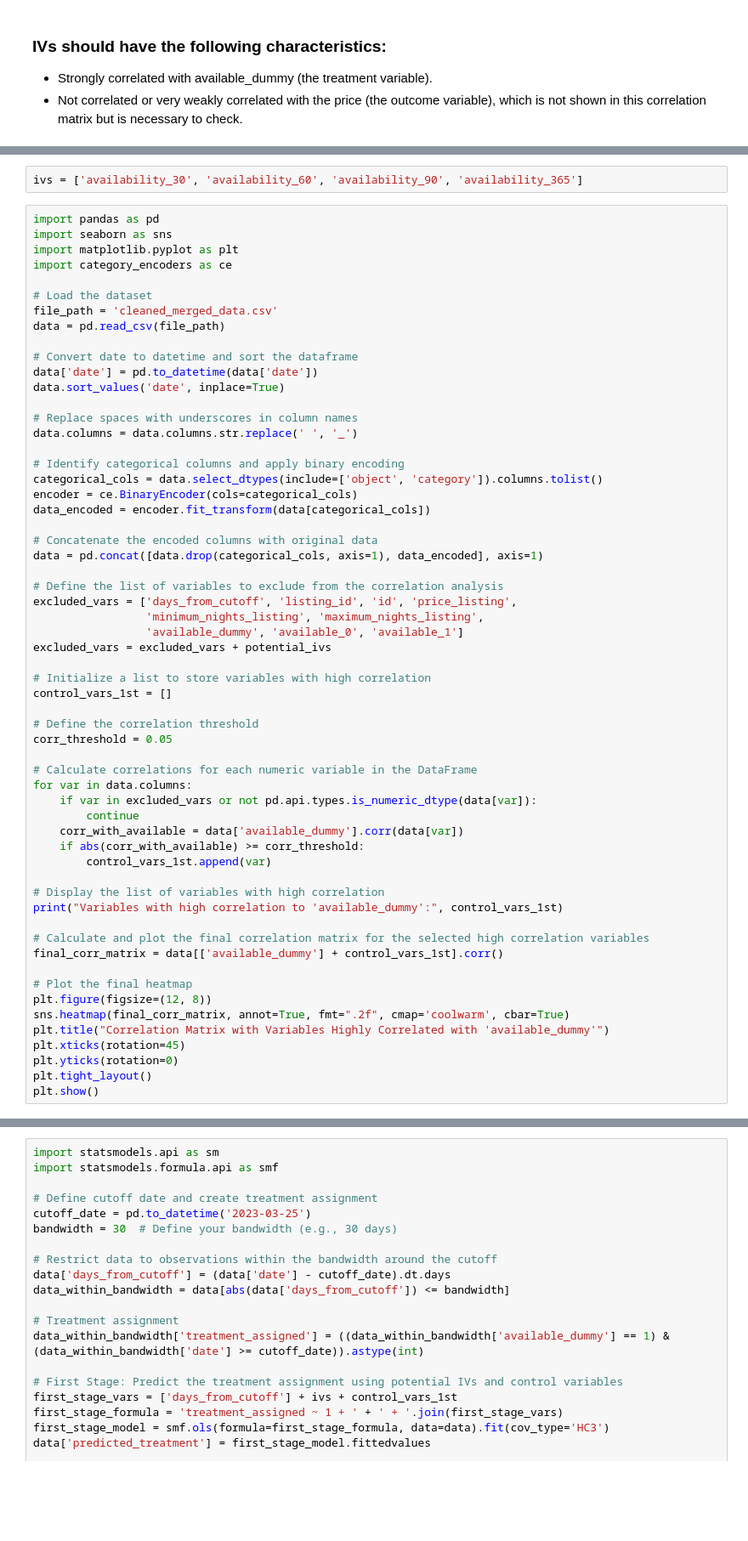
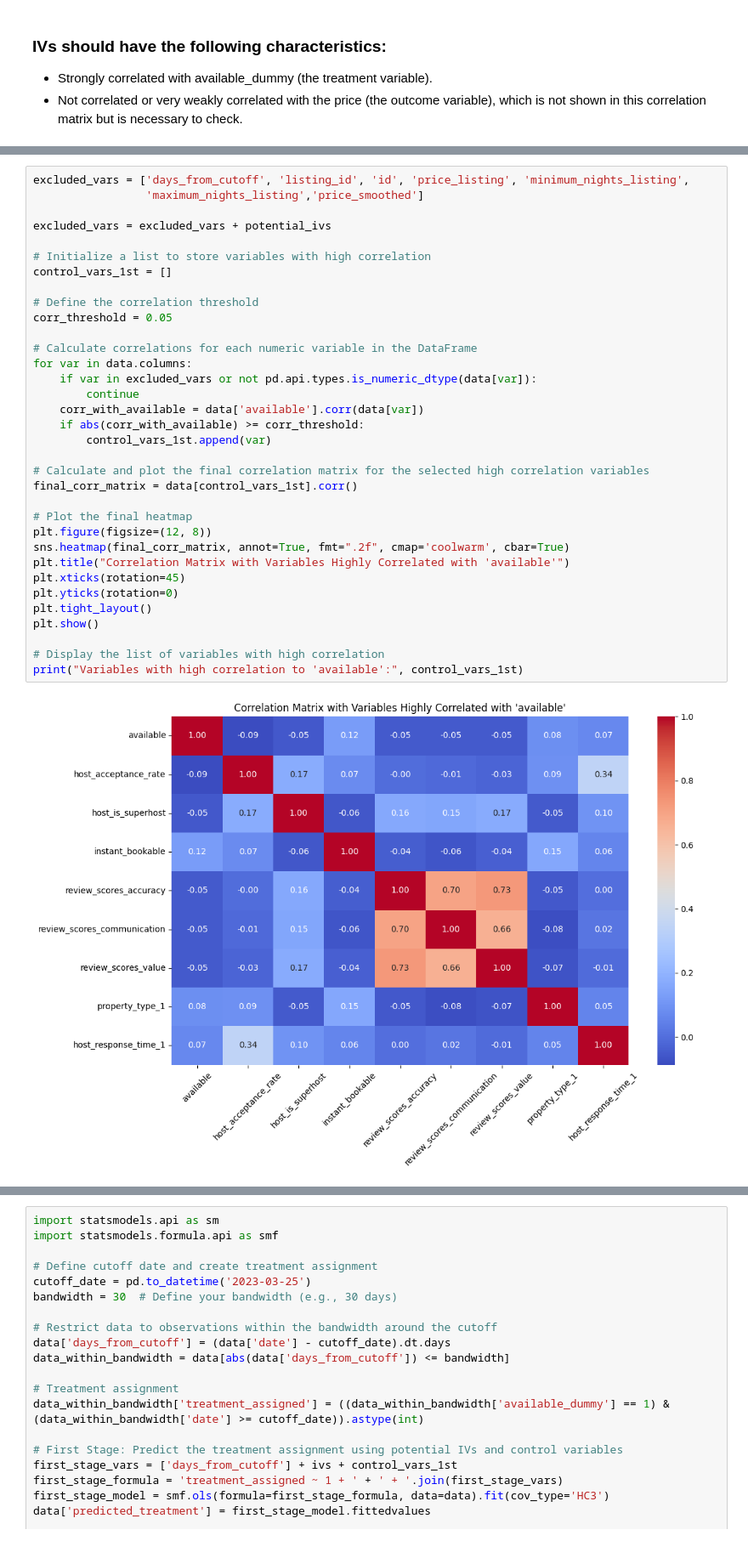
Before and after one commit to RyanPiao/Collusion-and-Algorithmic-Pricing, a Jupyter notebook: fuzzy_rdd_boston.ipynb, the cells around one changed output, grey strips where cells are left out. Shown: that part at 85% size. Cells and saved outputs as stored; diff of their text form; blank space fills up the shorter version.

```diff
--- a/fuzzy_rdd_boston.ipynb
+++ b/fuzzy_rdd_boston.ipynb
@@ -358,62 +452,36 @@ print(potential_ivs)
-# %%
-ivs = ['availability_30', 'availability_60', 'availability_90', 'availability_365']
 # %%
-import pandas as pd
-import seaborn as sns
-import matplotlib.pyplot as plt
-import category_encoders as ce
+excluded_vars = ['days_from_cutoff', 'listing_id', 'id', 'price_listing', 'minimum_nights_listing',
+                 'maximum_nights_listing','price_smoothed']
 
-# Load the dataset
-file_path = 'cleaned_merged_data.csv'
-data = pd.read_csv(file_path)
-
-# Convert date to datetime and sort the dataframe
-data['date'] = pd.to_datetime(data['date'])
-data.sort_values('date', inplace=True)
-
-# Replace spaces with underscores in column names
-data.columns = data.columns.str.replace(' ', '_')
-
-# Identify categorical columns and apply binary encoding
-categorical_cols = data.select_dtypes(include=['object', 'category']).columns.tolist()
-encoder = ce.BinaryEncoder(cols=categorical_cols)
-data_encoded = encoder.fit_transform(data[categorical_cols])
-
-# Concatenate the encoded columns with original data
-data = pd.concat([data.drop(categorical_cols, axis=1), data_encoded], axis=1)
-
-# Define the list of variables to exclude from the correlation analysis
-excluded_vars = ['days_from_cutoff', 'listing_id', 'id', 'price_listing',
-                 'minimum_nights_listing', 'maximum_nights_listing',
-                 'available_dummy', 'available_0', 'available_1']
 excluded_vars = excluded_vars + potential_ivs
 
 # Initialize a list to store variables with high correlation
 control_vars_1st = []
 
 # Define the correlation threshold
 corr_threshold = 0.05
 
 # Calculate correlations for each numeric variable in the DataFrame
 for var in data.columns:
     if var in excluded_vars or not pd.api.types.is_numeric_dtype(data[var]):
         continue
-    corr_with_available = data['available_dummy'].corr(data[var])
+    corr_with_available = data['available'].corr(data[var])
     if abs(corr_with_available) >= corr_threshold:
         control_vars_1st.append(var)
 
-# Display the list of variables with high correlation
-print("Variables with high correlation to 'available_dummy':", control_vars_1st)
-
 # Calculate and plot the final correlation matrix for the selected high correlation variables
-final_corr_matrix = data[['available_dummy'] + control_vars_1st].corr()
+final_corr_matrix = data[control_vars_1st].corr()
 
 # Plot the final heatmap
 plt.figure(figsize=(12, 8))
 sns.heatmap(final_corr_matrix, annot=True, fmt=".2f", cmap='coolwarm', cbar=True)
-plt.title("Correlation Matrix with Variables Highly Correlated with 'available_dummy'")
+plt.title("Correlation Matrix with Variables Highly Correlated with 'available'")
 plt.xticks(rotation=45)
 plt.yticks(rotation=0)
 plt.tight_layout()
 plt.show()
+
+# Display the list of variables with high correlation
+print("Variables with high correlation to 'available':", control_vars_1st)
 # %% [output]
+[figure, new version]
```
Also changed, not shown: parts of 22 cells of this notebook.
